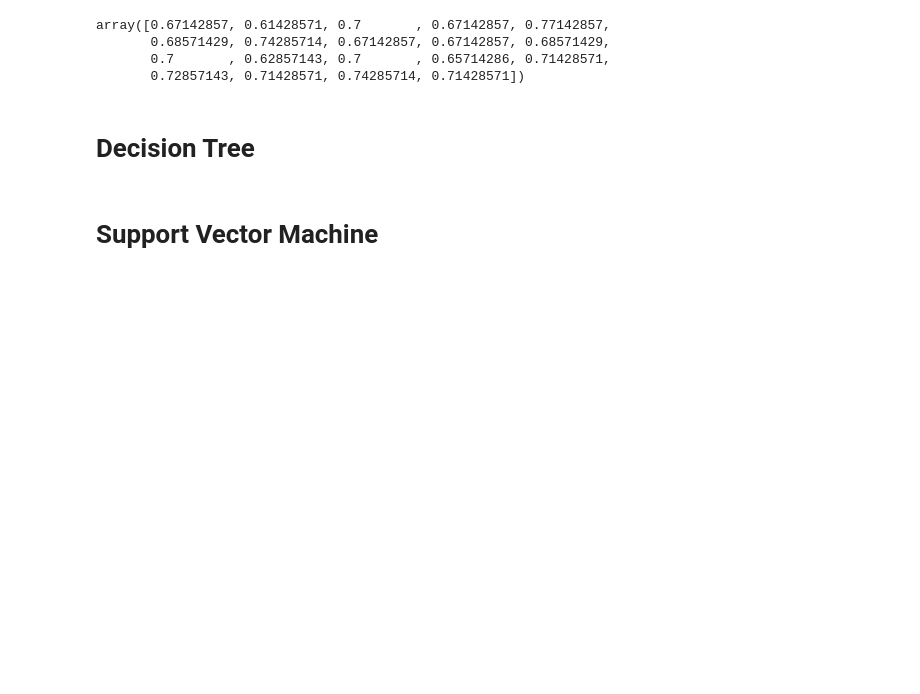
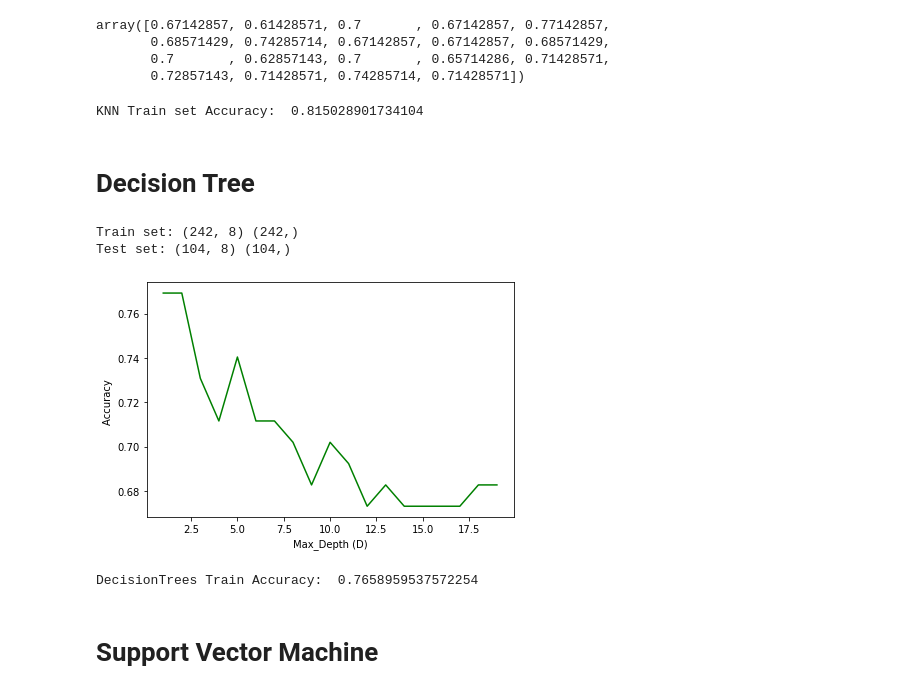
Before and after one commit to amirifard/coursera_capstone_project, a Jupyter notebook: ML0101EN-Proj-Loan.ipynb, the cells around one changed output. Cells and saved outputs as stored; diff of their text form; code cells hidden in the pictures; blank space fills up the shorter version.

Commit message:
Decision Tree trained

```diff
--- a/ML0101EN-Proj-Loan.ipynb
+++ b/ML0101EN-Proj-Loan.ipynb
@@ -321,9 +319,47 @@ from sklearn import metrics
 neighbor_5 = KNeighborsClassifier(n_neighbors = 5).fit(X,y)
 yhat_5 = neighbor_5.predict(X)
 
-print("Train set Accuracy: ", metrics.accuracy_score(y, yhat_5))
+print("KNN Train set Accuracy: ", metrics.accuracy_score(y, yhat_5))
+# %% [output]
+KNN Train set Accuracy:  0.815028901734104
 # %% [markdown]
 # Decision Tree
+# %%
+X_train_tree, X_test_tree, y_train_tree, y_test_tree = train_test_split( X, y, test_size=0.3, random_state=6)
+print ('Train set:', X_train_tree.shape,  y_train_tree.shape)
+print ('Test set:', X_test_tree.shape,  y_test_tree.shape)
+# %% [output]
+Train set: (242, 8) (242,)
+Test set: (104, 8) (104,)
+# %%
+from sklearn.tree import DecisionTreeClassifier
+
+# set Ds to 20 to check different depth values
+Ds = 20
+
+tree_mean_acc = np.zeros((Ds-1))
+
+for d in range(1, Ds):
+    loanTree = DecisionTreeClassifier(criterion="entropy", max_depth = d)
+    loanTree.fit(X_train_tree, y_train_tree)
+    yhat_tree = loanTree.predict(X_test_tree)
+    tree_mean_acc[d-1] = metrics.accuracy_score(y_test_tree, yhat_tree)
+# %%
+plt.plot(range(1,Ds),tree_mean_acc,'g')
+plt.ylabel('Accuracy ')
+plt.xlabel('Max_Depth (D)')
+plt.tight_layout()
+plt.show()
+# %% [output]
+[figure, added]
+# %%
+loanTree_5 = DecisionTreeClassifier(criterion="entropy", max_depth = 5)
+loanTree_5.fit(X, y)
+yhat_tree_5 = loanTree_5.predict(X)
+
+print("DecisionTrees Train Accuracy: ", metrics.accuracy_score(y, yhat_tree_5))
+# %% [output]
+DecisionTrees Train Accuracy:  0.7658959537572254
 # %% [markdown]
 # Support Vector Machine
 # %% [markdown]
```
Also changed, not shown: parts of 1 cell of this notebook.
